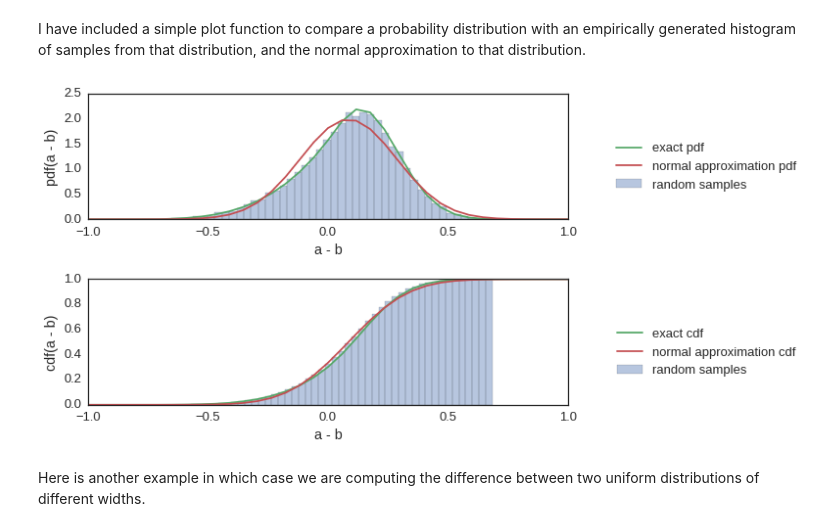
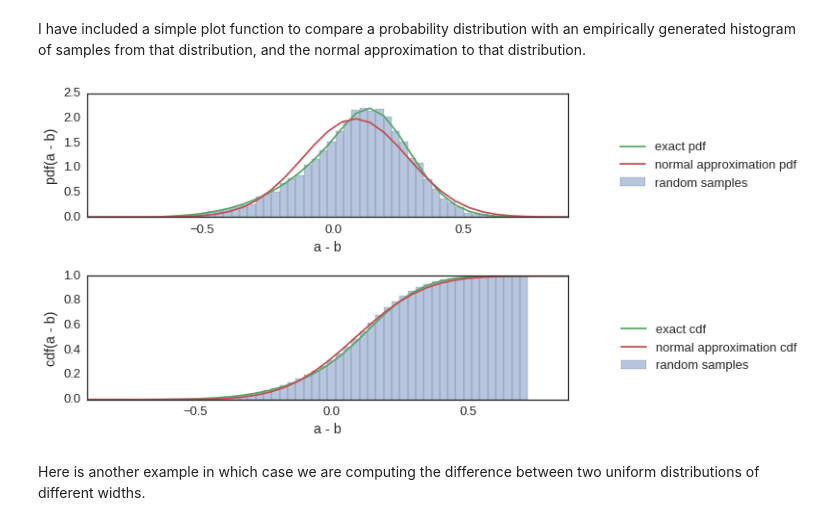
Before and after one commit to b-r-oleary/random_algebra, a Jupyter notebook: README.ipynb, the cells around one changed output. Drawn from its saved outputs; the diff is of its cells as text; code cells hidden in the pictures.

```diff
--- a/README.ipynb
+++ b/README.ipynb
@@ -41,19 +43,18 @@ I have included a simple plot function to compare a probability distribution wit
 # %%
 plot_types = ["pdf", "cdf"]
 
 for i, plot_type in enumerate(plot_types):
     plt.subplot(len(plot_types), 1, i + 1)
 
-    test_dist(c,
-              lower=-1, upper=1,
+    plot_dist(c,
               n=35, samples=20000,
               type=plot_type)
 
     plt.xlabel('a - b')
     plt.ylabel(plot_type + '(a - b)')
 
 plt.tight_layout()
 # %% [output]
-[figure, old version]
+[figure, new version]
 # %% [markdown]
 Here is another example in which case we are computing the difference between two uniform distributions of different widths.
```
Also changed, not shown: parts of 7 cells of this notebook, 11 other files.
